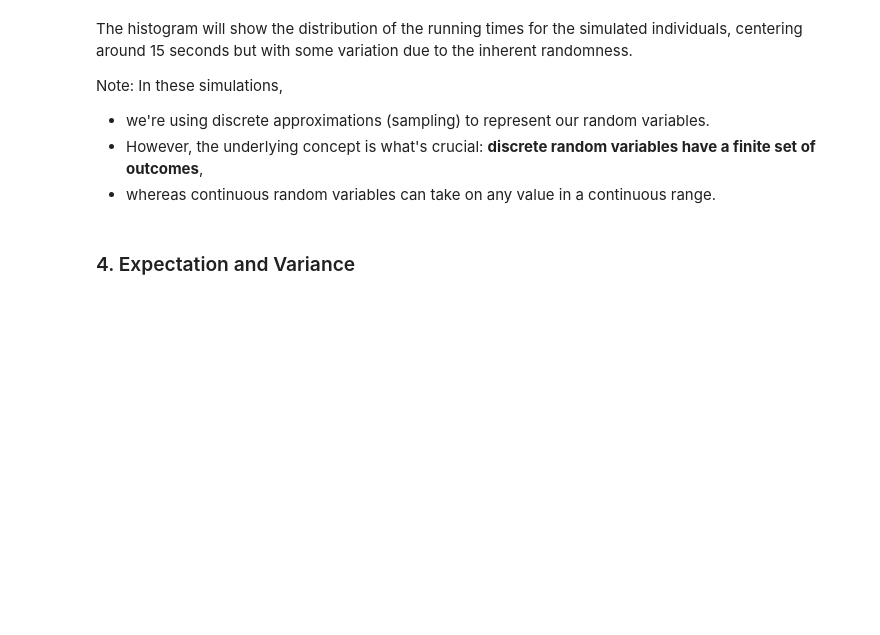
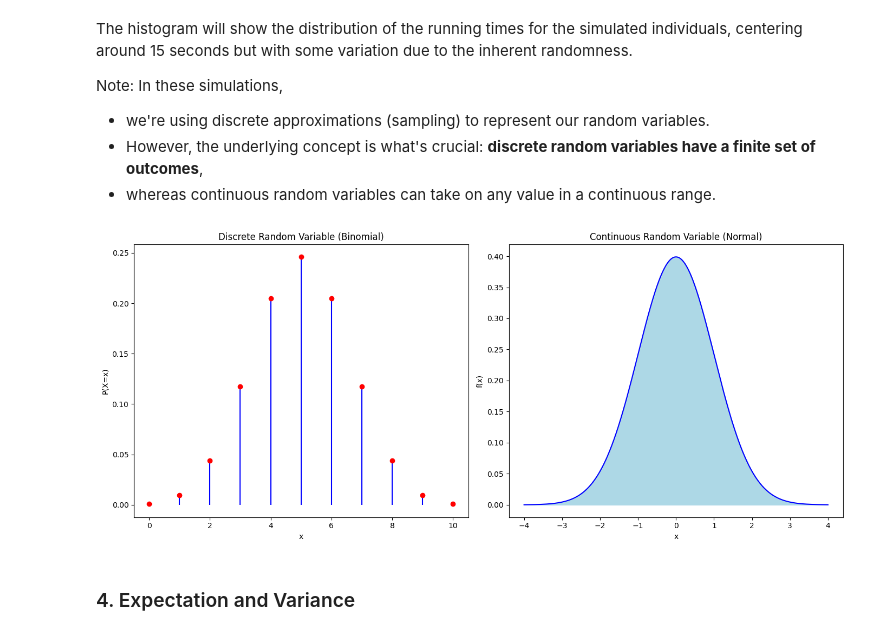
Before and after one commit to natapone/learning_ai_by_coding, a Jupyter notebook: 1-3_probability.ipynb, the cells around one changed output. Drawn from its saved outputs; the diff is of its cells as text; code cells hidden in the pictures; blank space fills up the shorter version.

Commit message:
joint distribution

```diff
--- a/1-3_probability.ipynb
+++ b/1-3_probability.ipynb
@@ -1026,6 +1026,40 @@ Note: In these simulations,
 - we're using discrete approximations (sampling) to represent our random variables.
 - However, the underlying concept is what's crucial: **discrete random variables have a finite set of outcomes**,
 - whereas continuous random variables can take on any value in a continuous range.
+# %%
+import numpy as np
+import matplotlib.pyplot as plt
+from scipy.stats import binom, norm
+
+# Set up the figure and axis
+plt.figure(figsize=(14, 6))
+
+# 1. Discrete Random Variables (Binomial Distribution)
+plt.subplot(1, 2, 1)
+n, p = 10, 0.5  # Parameters for binomial distribution
+x = np.arange(0, n+1)  # Possible values
+pmf = binom.pmf(x, n, p)
+plt.stem(x, pmf, basefmt=" ", linefmt="blue", markerfmt="ro")
+plt.title('Discrete Random Variable (Binomial)')
+plt.xlabel('x')
+plt.ylabel('P(X=x)')
+
+# 2. Continuous Random Variables (Normal Distribution)
+plt.subplot(1, 2, 2)
+mean, std_dev = 0, 1  # Parameters for normal distribution
+x = np.linspace(-4, 4, 1000)
+pdf = norm.pdf(x, mean, std_dev)
+plt.plot(x, pdf, color='blue')
+plt.fill_between(x, pdf, color='lightblue')
+plt.title('Continuous Random Variable (Normal)')
+plt.xlabel('x')
+plt.ylabel('f(x)')
+
+# Display the plots
+plt.tight_layout()
+plt.show()
+# %% [output]
+[figure, added]
 # %% [markdown]
 ### 4. Expectation and Variance
 # %% [markdown]
```
Also changed, not shown: parts of 10 cells of this notebook.
